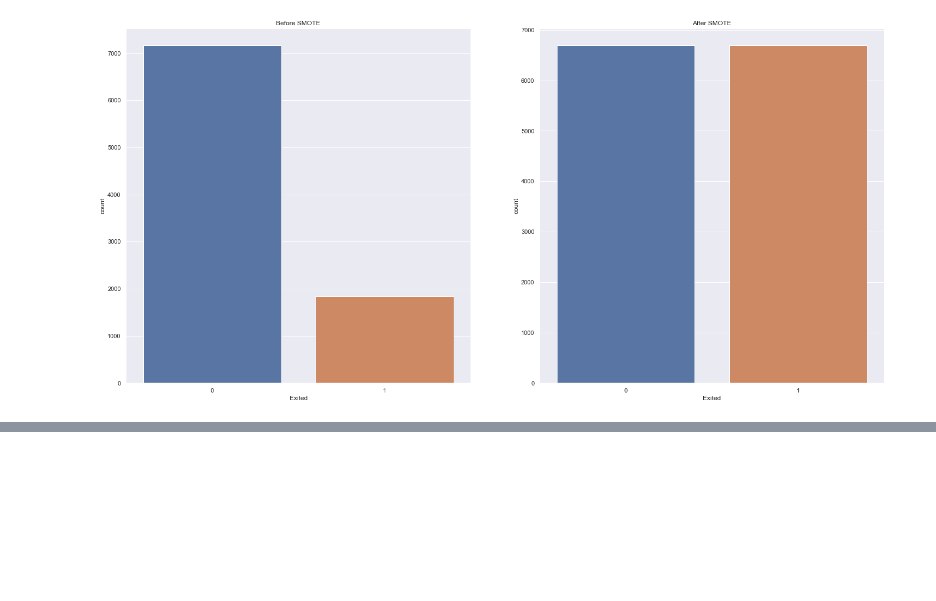
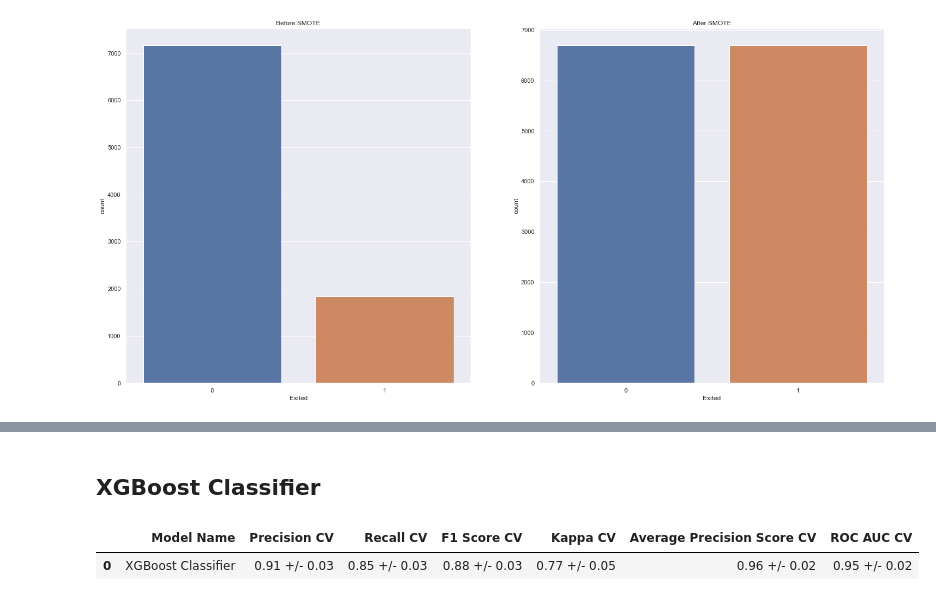
Before and after one commit to FabioCaffarello/Churn-Prediction-TopBank, a Jupyter notebook: 02-Notebooks/01-FirstCycleCRISP/07-Modelling.ipynb, the cells around one changed output, grey strips where cells are left out. Cells and saved outputs as stored; diff of their text form; code cells hidden in the pictures; blank space fills up the shorter version.

```diff
--- a/02-Notebooks/01-FirstCycleCRISP/07-Modelling.ipynb
+++ b/02-Notebooks/01-FirstCycleCRISP/07-Modelling.ipynb
@@ -91,0 +221,11 @@ Text(0.5, 1.0, 'After SMOTE')
+# %% [markdown]
+## XGBoost Classifier
+# %%
+from xgboost  import XGBClassifier
+modelXGB = XGBClassifier(max_depth=2, n_jobs=-1, random_state=42, n_estimators=500)
+# Performance
+modelRfResult = crossValidation(df07, 10, 'XGBoost Classifier', modelXGB, verbose=False)
+modelRfResult.head()
+# %% [output]
+|  | Model Name | Precision CV | Recall CV | F1 Score CV | Kappa CV | Average Precision Score CV | ROC AUC CV |
+| 0 | XGBoost Classifier | 0.91 +/- 0.03 | 0.85 +/- 0.03 | 0.88 +/- 0.03 | 0.77 +/- 0.05 | 0.96 +/- 0.02 | 0.95 +/- 0.02 |
```
Also changed, not shown: parts of 9 cells of this notebook.
